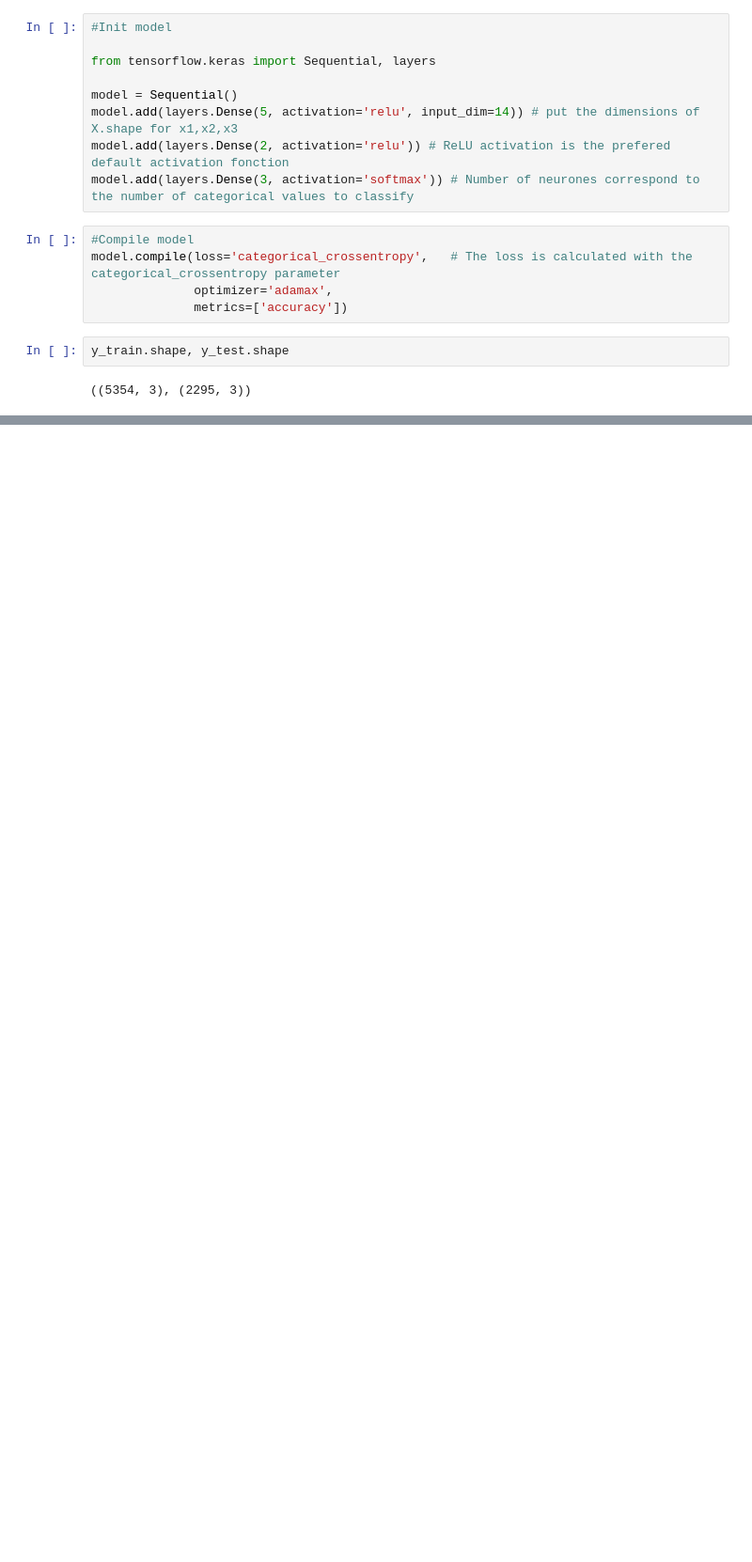
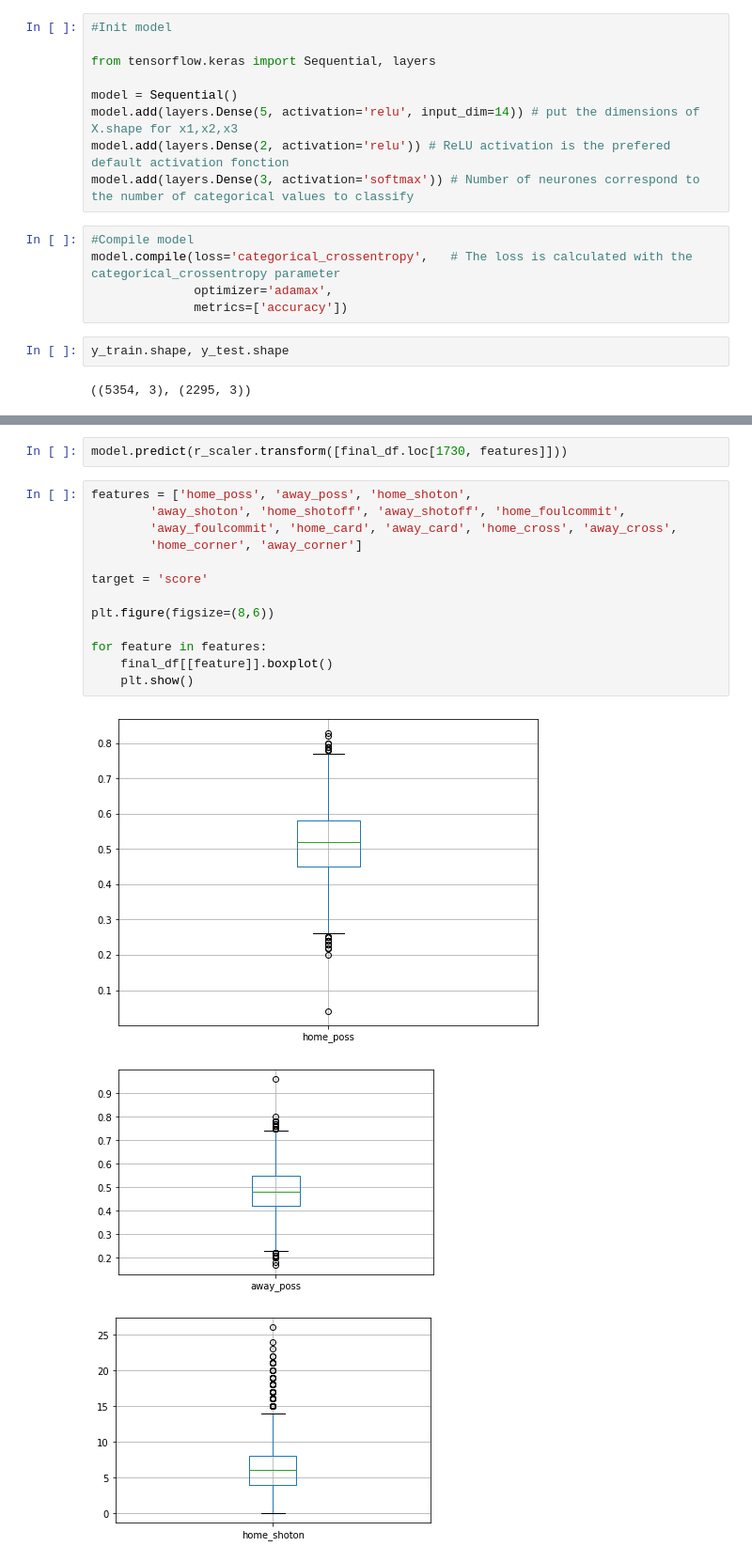
Before and after one commit to OlivierPaulo/Football_Bet, a Jupyter notebook: notebooks/data-analysis.ipynb, the cells around one changed output, grey strips where cells are left out. Shown at 94% size. Saved outputs shown, nothing was run; the diff lists cells and outputs as text; blank space fills up the shorter version.

```diff
--- a/notebooks/data-analysis.ipynb
+++ b/notebooks/data-analysis.ipynb
@@ -1182,0 +1335,19 @@ array([[0.23837365, 0.24357739, 0.51804894]], dtype=float32)
+# %%
+model.predict(r_scaler.transform([final_df.loc[1730, features]]))
+# %%
+features = ['home_poss', 'away_poss', 'home_shoton',
+        'away_shoton', 'home_shotoff', 'away_shotoff', 'home_foulcommit',
+        'away_foulcommit', 'home_card', 'away_card', 'home_cross', 'away_cross',
+        'home_corner', 'away_corner']
+
+target = 'score'
+
+plt.figure(figsize=(8,6))
+
+for feature in features:
+    final_df[[feature]].boxplot()
+    plt.show()
+# %% [output]
+[figure, added]
+[figure, added]
+[figure, added]
```
Also changed, not shown: parts of 40 cells of this notebook, 1 other file.
